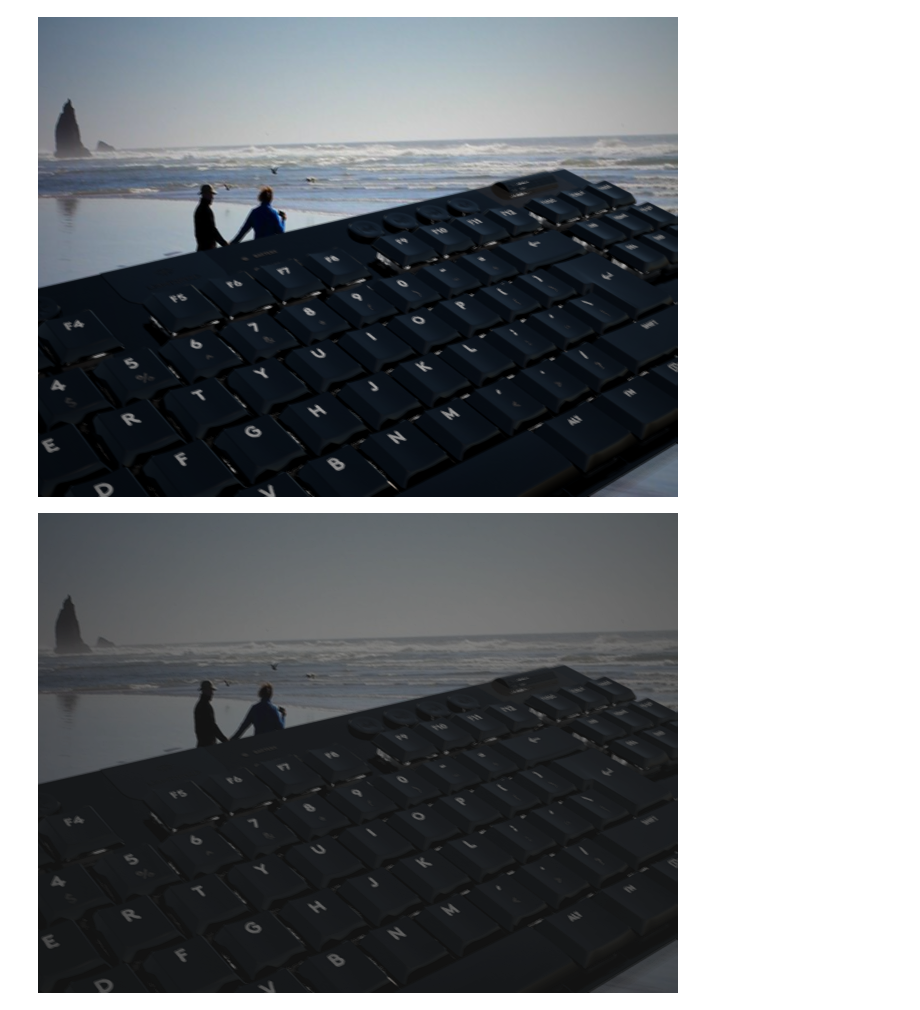
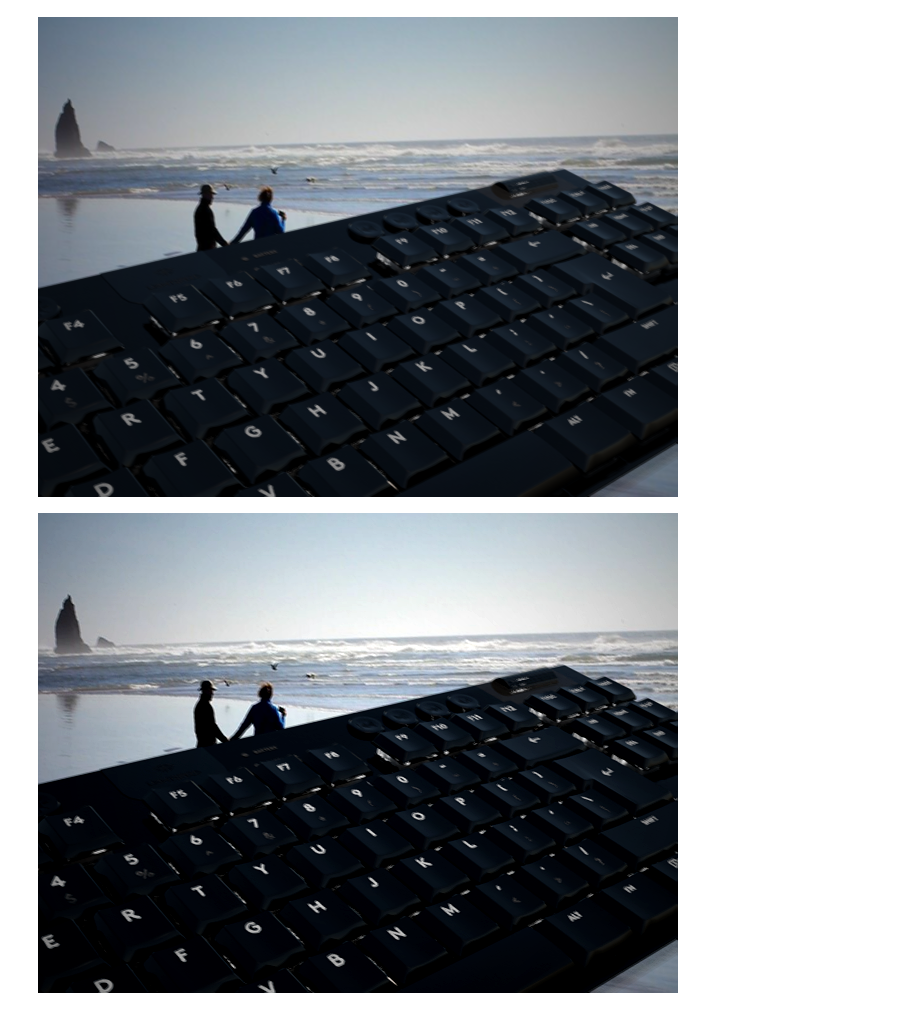
Before and after one commit to umrover/keyboard-detection, a Jupyter notebook: data-augmentation.ipynb, the cells around one changed output. Drawn from its saved outputs; the diff is of its cells as text; code cells hidden in the pictures.

Commit message:
Image augmentation parameters are now drawn from a normal distribution

```diff
--- a/data-augmentation.ipynb
+++ b/data-augmentation.ipynb
@@ -68,13 +68,18 @@ vignetted
 [figure]
 # %%
 output = vignetted.copy()
-output = ImageEnhance.Contrast(output).enhance(random.random() + 0.5)
-output = ImageEnhance.Brightness(output).enhance(random.random() + 0.5)
-output = ImageEnhance.Sharpness(output).enhance(random.random() + 0.5)
-output = ImageEnhance.Color(output).enhance(random.random() + 0.5)
+
+contrast, exposure, sharpness, saturation = np.random.normal(loc=1.0, scale=0.5, size=4)
+exposure = max(exposure, 0.4)
+contrast = max(contrast, 0.2)
+
+output = ImageEnhance.Contrast(output).enhance(contrast)
+output = ImageEnhance.Brightness(output).enhance(exposure)
+output = ImageEnhance.Sharpness(output).enhance(sharpness)
+output = ImageEnhance.Color(output).enhance(saturation)
 output
 # %% [output]
-[figure, old version]
+[figure, new version]
 # %%
 from tqdm.notebook import tqdm
 
```
Also changed, not shown: parts of 1 cell of this notebook.
